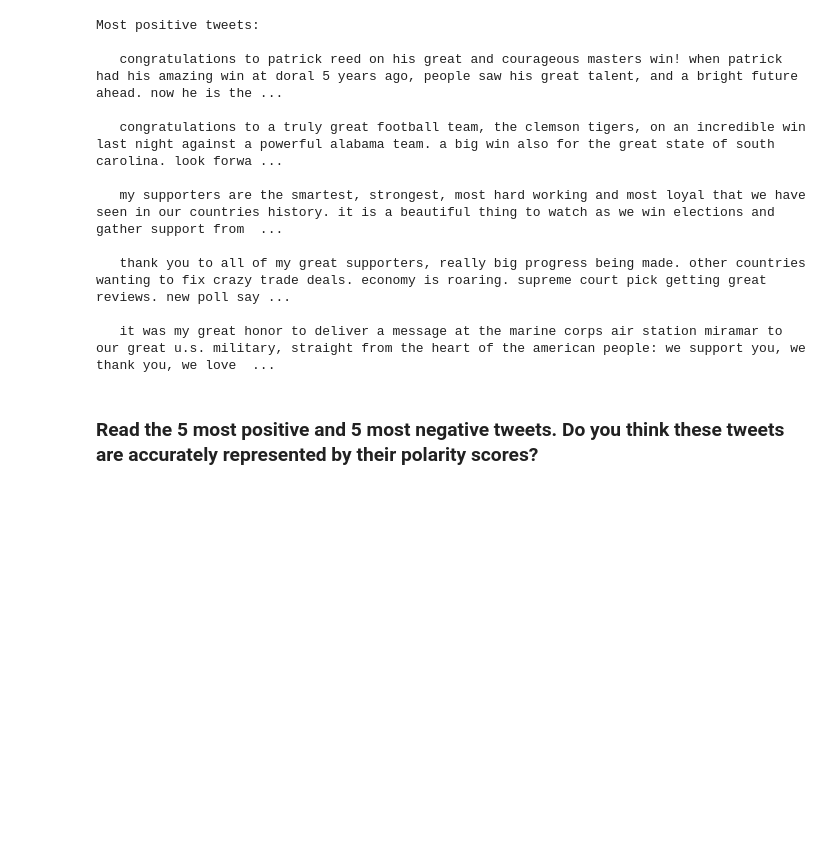
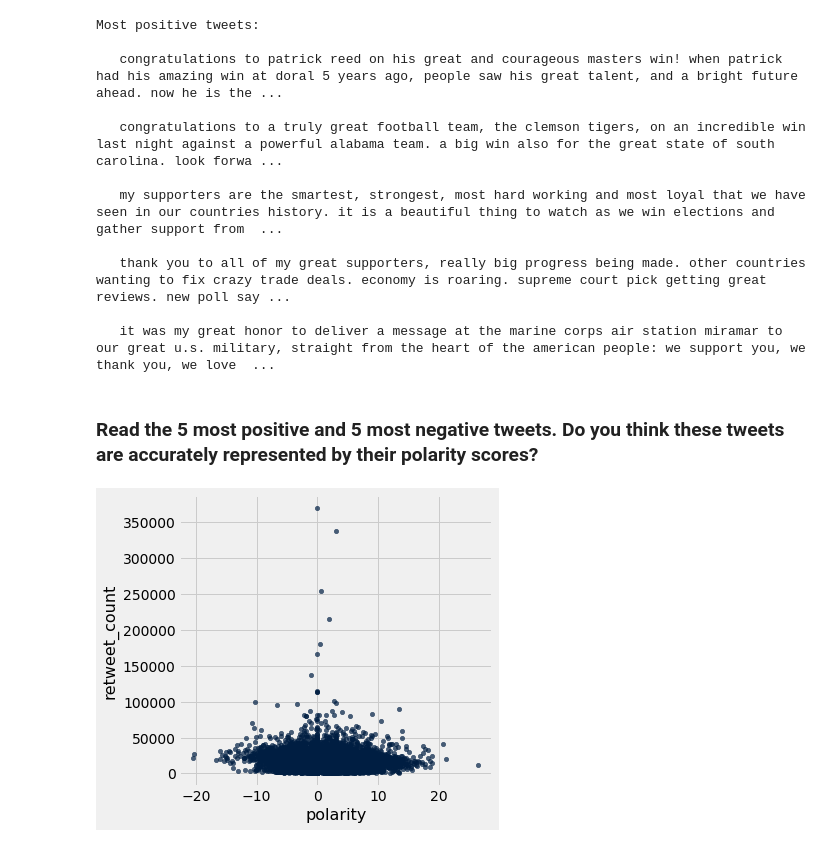
Before and after one commit to ds-modules/BUDS-SU21-Dev, a Jupyter notebook: Project_2/Twitter/notes_project_trump_twitter.ipynb, the cells around one changed output. Drawn from its saved outputs; the diff is of its cells as text; code cells hidden in the pictures; blank space fills up the shorter version.

```diff
--- a/Project_2/Twitter/notes_project_trump_twitter.ipynb
+++ b/Project_2/Twitter/notes_project_trump_twitter.ipynb
@@ -39,0 +55,2 @@ trump
+# %%
+trump.sort("year")
@@ -283,3 +338,7 @@ Most positive tweets:
    it was my great honor to deliver a message at the marine corps air station miramar to our great u.s. military, straight from the heart of the american people: we support you, we thank you, we love  ...
 # %% [markdown]
 ### Read the 5 most positive and 5 most negative tweets. Do you think these tweets are accurately represented by their polarity scores?
+# %%
+trump.scatter("polarity", "retweet_count")
+# %% [output]
+[figure, added]
```
Also changed, not shown: parts of 21 cells of this notebook, 1 other file.
